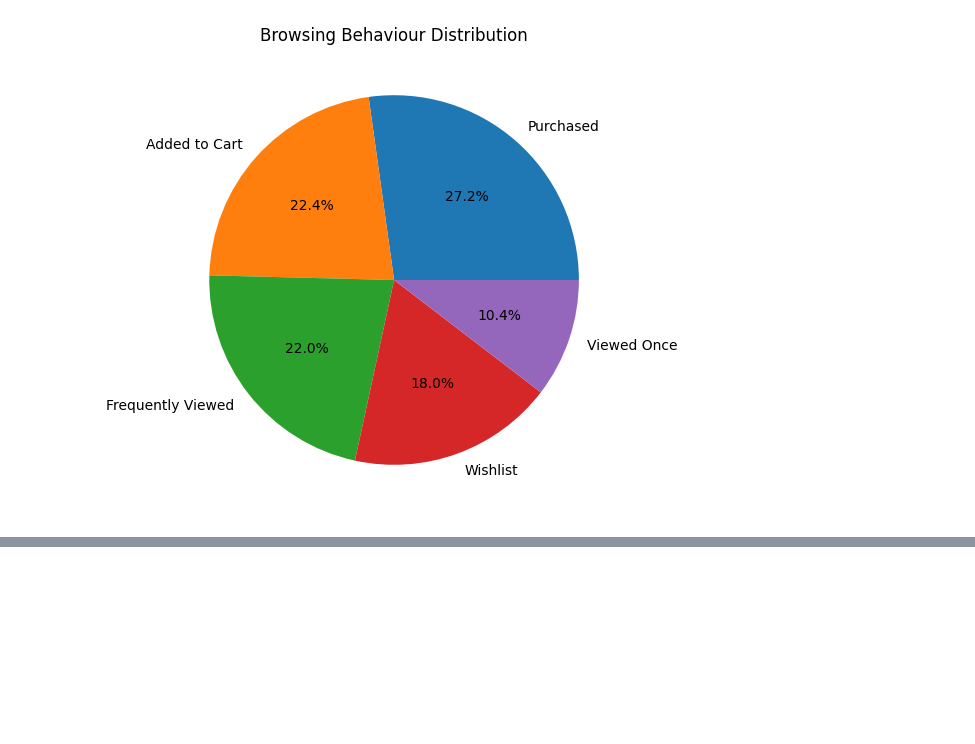
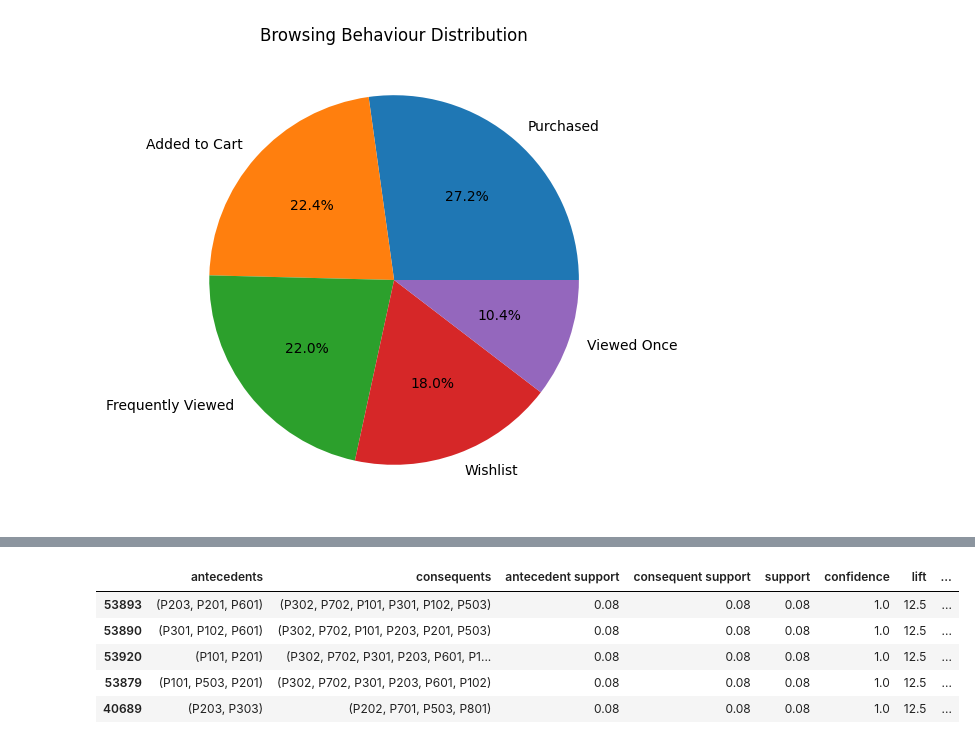
Before and after one commit to Rukshana-S/ecommerce-product-recommendation-knn, a Jupyter notebook: Ecommerce_Product_Recommendation.ipynb, the cells around one changed output, grey strips where cells are left out. Cells and saved outputs as stored; diff of their text form; code cells hidden in the pictures; blank space fills up the shorter version.

```diff
--- a/Ecommerce_Product_Recommendation.ipynb
+++ b/Ecommerce_Product_Recommendation.ipynb
@@ -115,0 +158,25 @@ plt.show()
+# %%
+from mlxtend.frequent_patterns import apriori, association_rules
+
+frequent = apriori(
+    basket,
+    min_support=0.08,
+    use_colnames=True
+)
+
+rules = association_rules(
+    frequent,
+    metric="lift",
+    min_threshold=1
+)
+
+rules = rules.sort_values("lift",ascending=False)
+
+rules.head()
+# %% [output]
+|  | antecedents | consequents | antecedent support | consequent support | support | confidence | lift | ... |
+| 53893 | (P203, P201, P601) | (P302, P702, P101, P301, P102, P503) | 0.08 | 0.08 | 0.08 | 1.0 | 12.5 | ... |
+| 53890 | (P301, P102, P601) | (P302, P702, P101, P203, P201, P503) | 0.08 | 0.08 | 0.08 | 1.0 | 12.5 | ... |
+| 53920 | (P101, P201) | (P302, P702, P301, P203, P601, P1... | 0.08 | 0.08 | 0.08 | 1.0 | 12.5 | ... |
+| 53879 | (P101, P503, P201) | (P302, P702, P301, P203, P601, P102) | 0.08 | 0.08 | 0.08 | 1.0 | 12.5 | ... |
+| 40689 | (P203, P303) | (P202, P701, P503, P801) | 0.08 | 0.08 | 0.08 | 1.0 | 12.5 | ... |
```
Also changed, not shown: parts of 4 cells of this notebook.
